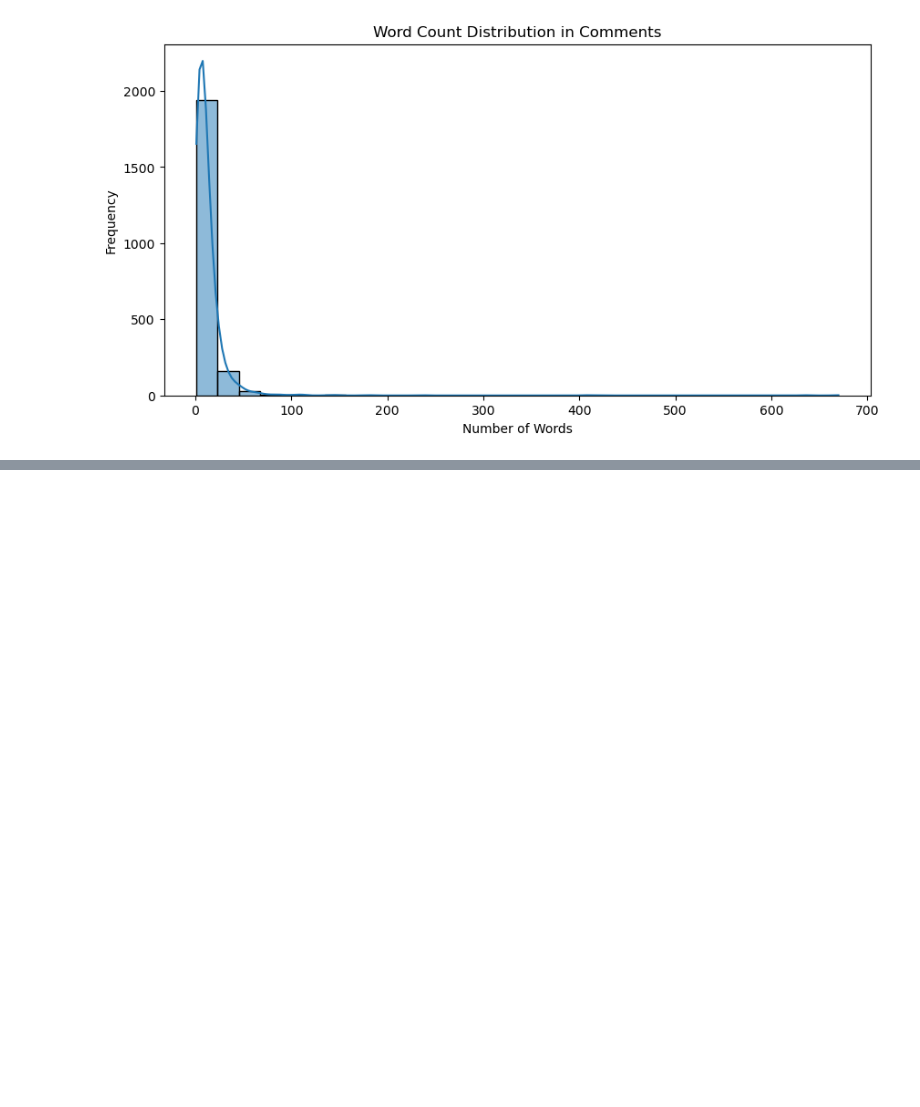
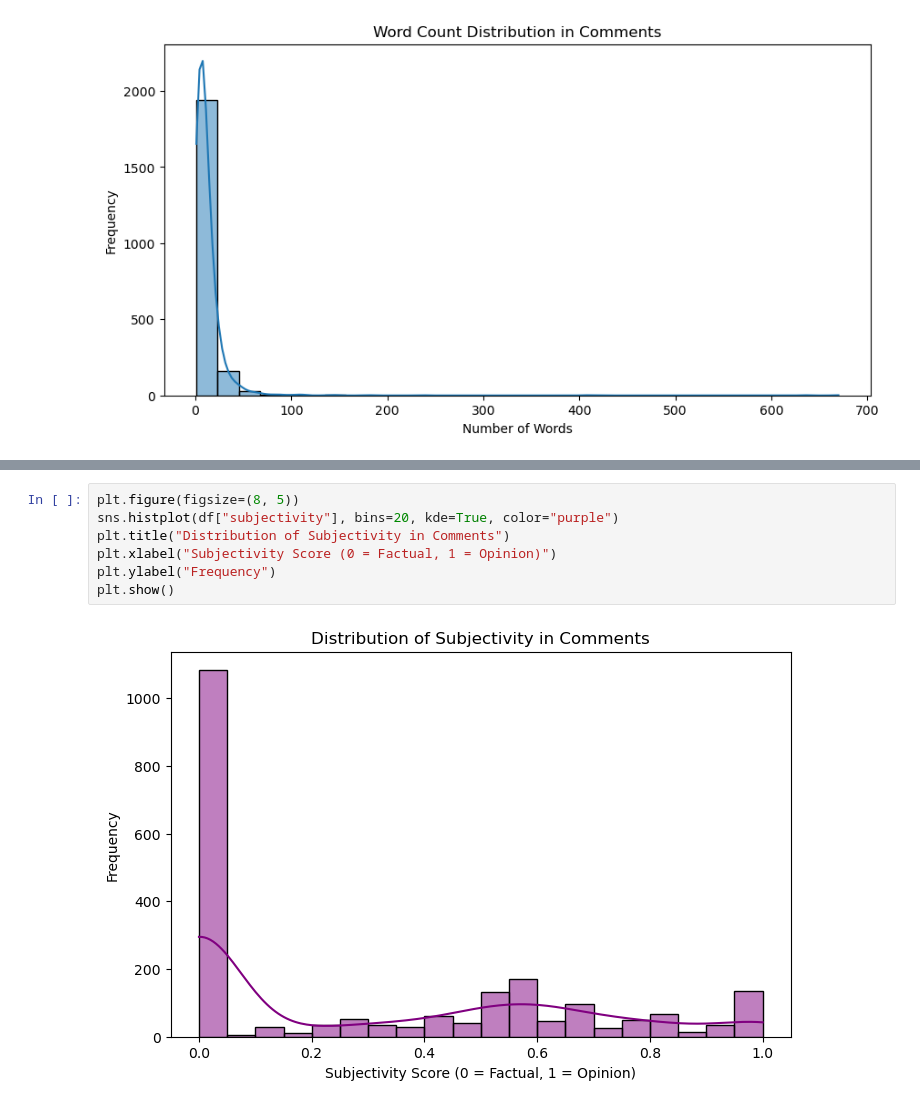
Before and after one commit to GayangaBandara/big_data_project, a Jupyter notebook: analysis/eda.ipynb, the cells around one changed output, grey strips where cells are left out. Saved outputs shown, nothing was run; the diff lists cells and outputs as text; blank space fills up the shorter version.

```diff
--- a/analysis/eda.ipynb
+++ b/analysis/eda.ipynb
@@ -105,0 +190,9 @@ plt.show()
+# %%
+plt.figure(figsize=(8, 5))
+sns.histplot(df["subjectivity"], bins=20, kde=True, color="purple")
+plt.title("Distribution of Subjectivity in Comments")
+plt.xlabel("Subjectivity Score (0 = Factual, 1 = Opinion)")
+plt.ylabel("Frequency")
+plt.show()
+# %% [output]
+[figure, added]
```
Also changed, not shown: parts of 4 cells of this notebook, 2 other files.
